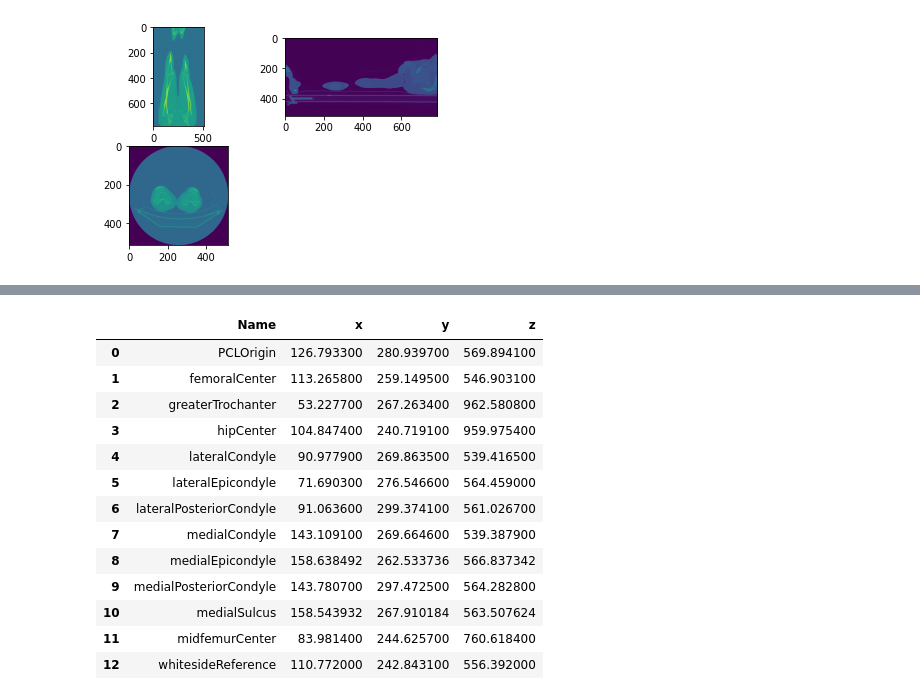
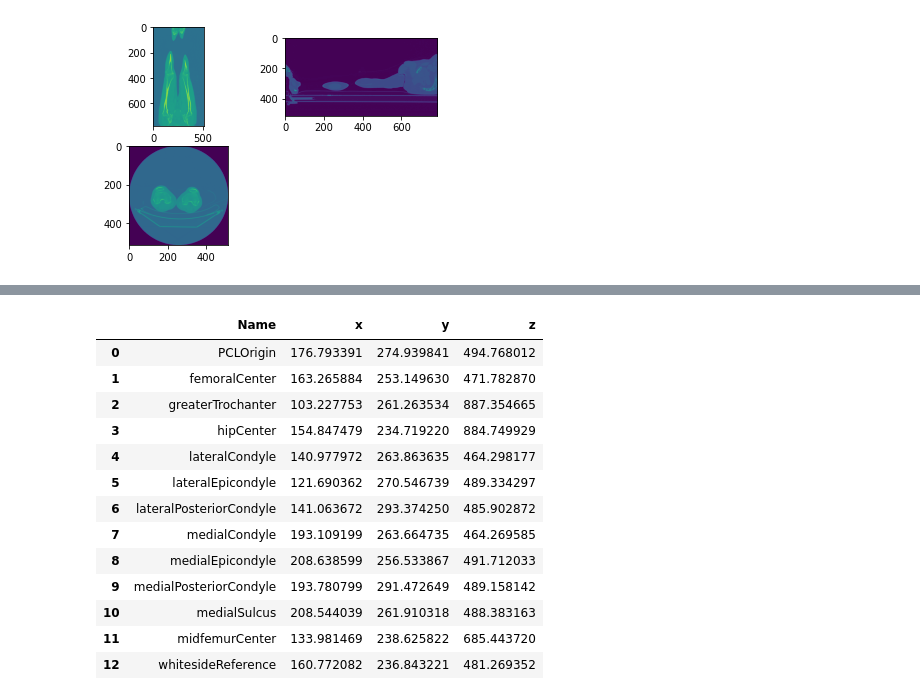
Before and after one commit to raminrafi/Regression-Model---Detection-of-Landmarks-on-Knee-Joints-Using-CSV-Data, a Jupyter notebook: reslice.ipynb, the cells around one changed output, grey strips where cells are left out. Saved outputs shown, nothing was run; the diff lists cells and outputs as text; code cells hidden in the pictures.

Commit message:
commit after delete files

```diff
--- a/reslice.ipynb
+++ b/reslice.ipynb
@@ -176,3 +164,23 @@ array_3d[array_3d <= 1500] = 0
 # ipv.scatter(x, y, z, marker='sphere')
 
 # ipv.save('bone.html')
+# %%
+import scipy.ndimage
+def resample(image, scan, new_spacing=[1,1,1]):
+    # Determine current pixel spacing
+    spacing = list(scan[0].PixelSpacing)
+    spacing = np.array(spacing)
+
+    resize_factor = spacing / new_spacing
+    new_real_shape = image.shape * resize_factor
+    new_shape = np.round(new_real_shape)
+    real_resize_factor = new_shape / image.shape
+    new_spacing = spacing / real_resize_factor
+
+    image = scipy.ndimage.interpolation.zoom(image, real_resize_factor)
+
+    return image, new_spacing
+
+print ("Shape before resampling\t", array_3d.shape)
+imgs_after_resamp, spacing = resample(array_3d, slices, [1,1,1])
+print ("Shape after resampling\t", imgs_after_resamp.shape)
@@ -217,27 +230,27 @@ plot_3d(array_3d)
+# %%
+def convert_global_aix_to_net_pos(point, spacing, origin):
+    point['x'] = (point['x'] - origin[0]) / spacing[0]
+    point['y'] = (point['y'] - origin[1]) / spacing[1]
+    point['z'] = (point['z'] - origin[2]) / spacing[2]
+    return point
 # %%
-def recenter(csv_data):
-    csv_data['x'] = csv_data['x'] + 256
-    csv_data['y'] = csv_data['y'] + 256
-    csv_data['z'] = csv_data['z'] + 256
-    return csv_data
-
 path_csv = '/data/Pat1/POD_JR_9060K_Landmarks_femur.csv'
 import pandas as pd
 data = pd.read_csv(path_csv, names=["Name", "x", "y", "z"])
-data = recenter(data)
+data = convert_global_aix_to_net_pos(data, spacing, slices[0].ImagePositionPatient)
 data
 # %% [output]
 |  | Name | x | y | z |
-| 0 | PCLOrigin | 126.793300 | 280.939700 | 569.894100 |
-| 1 | femoralCenter | 113.265800 | 259.149500 | 546.903100 |
-| 2 | greaterTrochanter | 53.227700 | 267.263400 | 962.580800 |
-| 3 | hipCenter | 104.847400 | 240.719100 | 959.975400 |
-| 4 | lateralCondyle | 90.977900 | 269.863500 | 539.416500 |
-| 5 | lateralEpicondyle | 71.690300 | 276.546600 | 564.459000 |
-| 6 | lateralPosteriorCondyle | 91.063600 | 299.374100 | 561.026700 |
-| 7 | medialCondyle | 143.109100 | 269.664600 | 539.387900 |
-| 8 | medialEpicondyle | 158.638492 | 262.533736 | 566.837342 |
-| 9 | medialPosteriorCondyle | 143.780700 | 297.472500 | 564.282800 |
-| 10 | medialSulcus | 158.543932 | 267.910184 | 563.507624 |
-| 11 | midfemurCenter | 83.981400 | 244.625700 | 760.618400 |
-| 12 | whitesideReference | 110.772000 | 242.843100 | 556.392000 |
+| 0 | PCLOrigin | 176.793391 | 274.939841 | 494.768012 |
+| 1 | femoralCenter | 163.265884 | 253.149630 | 471.782870 |
+| 2 | greaterTrochanter | 103.227753 | 261.263534 | 887.354665 |
+| 3 | hipCenter | 154.847479 | 234.719220 | 884.749929 |
+| 4 | lateralCondyle | 140.977972 | 263.863635 | 464.298177 |
+| 5 | lateralEpicondyle | 121.690362 | 270.546739 | 489.334297 |
+| 6 | lateralPosteriorCondyle | 141.063672 | 293.374250 | 485.902872 |
+| 7 | medialCondyle | 193.109199 | 263.664735 | 464.269585 |
+| 8 | medialEpicondyle | 208.638599 | 256.533867 | 491.712033 |
+| 9 | medialPosteriorCondyle | 193.780799 | 291.472649 | 489.158142 |
+| 10 | medialSulcus | 208.544039 | 261.910318 | 488.383163 |
+| 11 | midfemurCenter | 133.981469 | 238.625822 | 685.443720 |
+| 12 | whitesideReference | 160.772082 | 236.843221 | 481.269352 |
```
Also changed, not shown: parts of 15 cells of this notebook, 8 other files.
